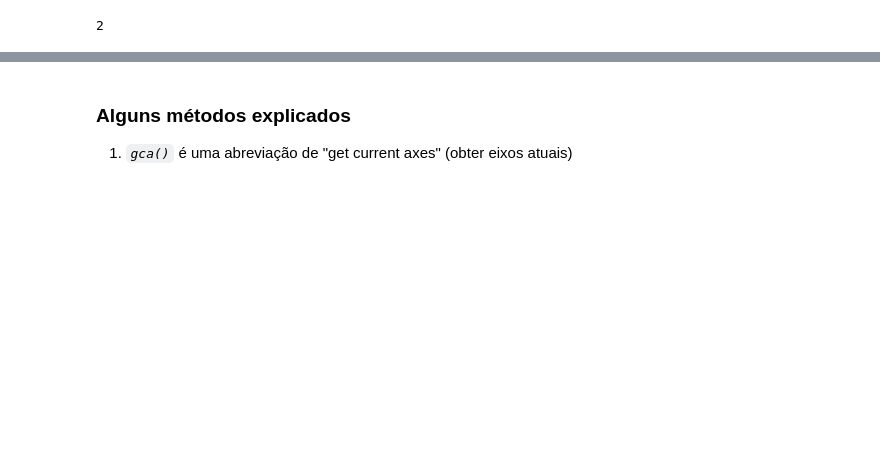
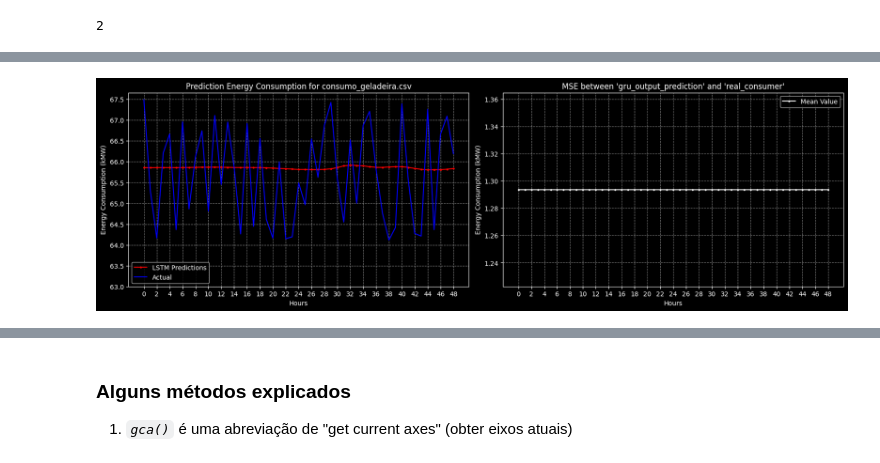
Before and after one commit to PedroLuisDionisioFraga/Power-consumption-prediction-using-LSTM-and-GRU-networks-in-PyTorch, a Jupyter notebook: exploring_trained_models_better.ipynb, the cells around one changed output, grey strips where cells are left out. Saved outputs shown, nothing was run; the diff lists cells and outputs as text; code cells hidden in the pictures; blank space fills up the shorter version.

```diff
--- a/exploring_trained_models_better.ipynb
+++ b/exploring_trained_models_better.ipynb
@@ -310,0 +375,45 @@ states_list = list(test_x.keys())
+# %%
+# Definindo a quantidade de horas a serem exibidas
+rangeAbscissaAxis = 49
+# Consumo real
+real_consumer = targets[0][-rangeAbscissaAxis:]
+# Predição da LSTM
+lstm_output_prediction = lstm_outputs[0][-rangeAbscissaAxis:]
+# TODO: Calcular a média dos valores do consumo real
+# Configurando as dimensões da saída
+plt.figure(figsize=(20, 12))
+plt.subplot(2, 2, 1)
+# Imprimindo os gráficos
+plt.plot(lstm_output_prediction, "-o", color="r", label="LSTM Predictions", markersize=2)
+plt.plot(real_consumer, color="b", label="Actual")
+# Unidade de medida dos eixos
+plt.ylabel("Energy Consumption (kMW)")
+plt.xlabel("Hours")  # Eu, Pedro Luis, criei isso pra por no artigo
+plt.title(f"Prediction Energy Consumption for {states_list[0]}")
+# Dimensões dos eixos
+plt.yticks(np.arange(63, 68, 0.5))
+plt.xticks(np.arange(0, rangeAbscissaAxis + 1, 2))
+plt.grid(True, color='gray', linestyle='dashed', linewidth=0.8)
+plt.legend()
+#* Erro quadrático médio
+# Calcular o erro quadrático médio
+mse = np.mean((real_consumer - lstm_output_prediction)**2)
+# Criar um array com o valor do MSE
+mean_line = np.full_like(real_consumer, mse)
+# Configurando as dimensões da saída
+plt.subplot(2, 2, 2)
+# Imprimindo o gráfico
+plt.plot(mean_line, "-o", color="w", label="Mean Value", markersize=2)
+plt.ylabel("Energy Consumption (kMW)")
+plt.xlabel("Hours")
+plt.title(f"MSE between 'gru_output_prediction' and 'real_consumer'")
+# Dimensões dos eixos
+plt.xticks(np.arange(0, rangeAbscissaAxis + 1, 2))
+plt.grid(True, color='gray', linestyle='dashed', linewidth=0.8)
+# Ajustar espaçamento entre os subplots
+plt.subplots_adjust(wspace=0.1)
+# Legendando e imprimindo os gráficos
+plt.legend()
+plt.show()
+# %% [output]
+[figure, added]
```
Also changed, not shown: parts of 17 cells of this notebook.
